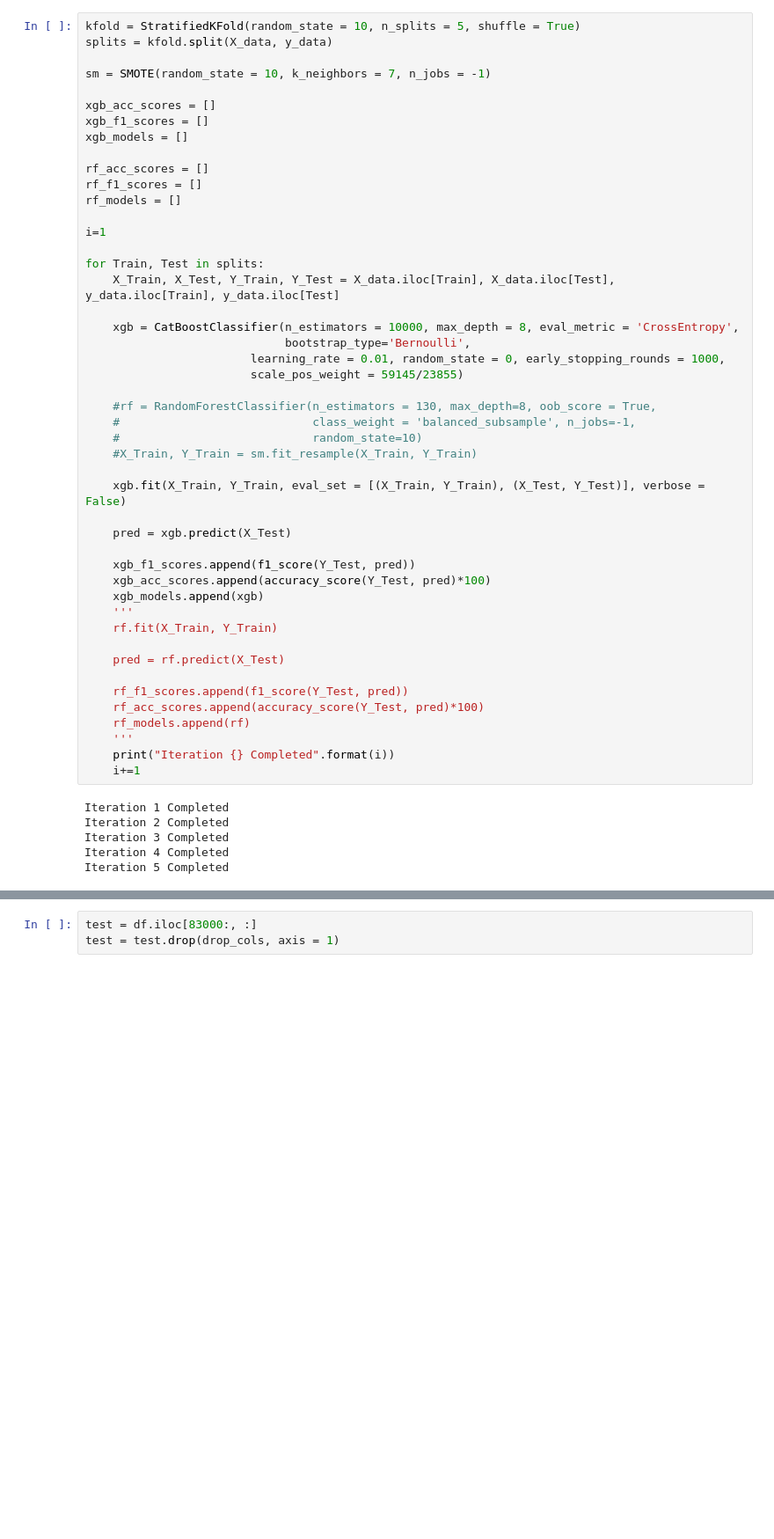
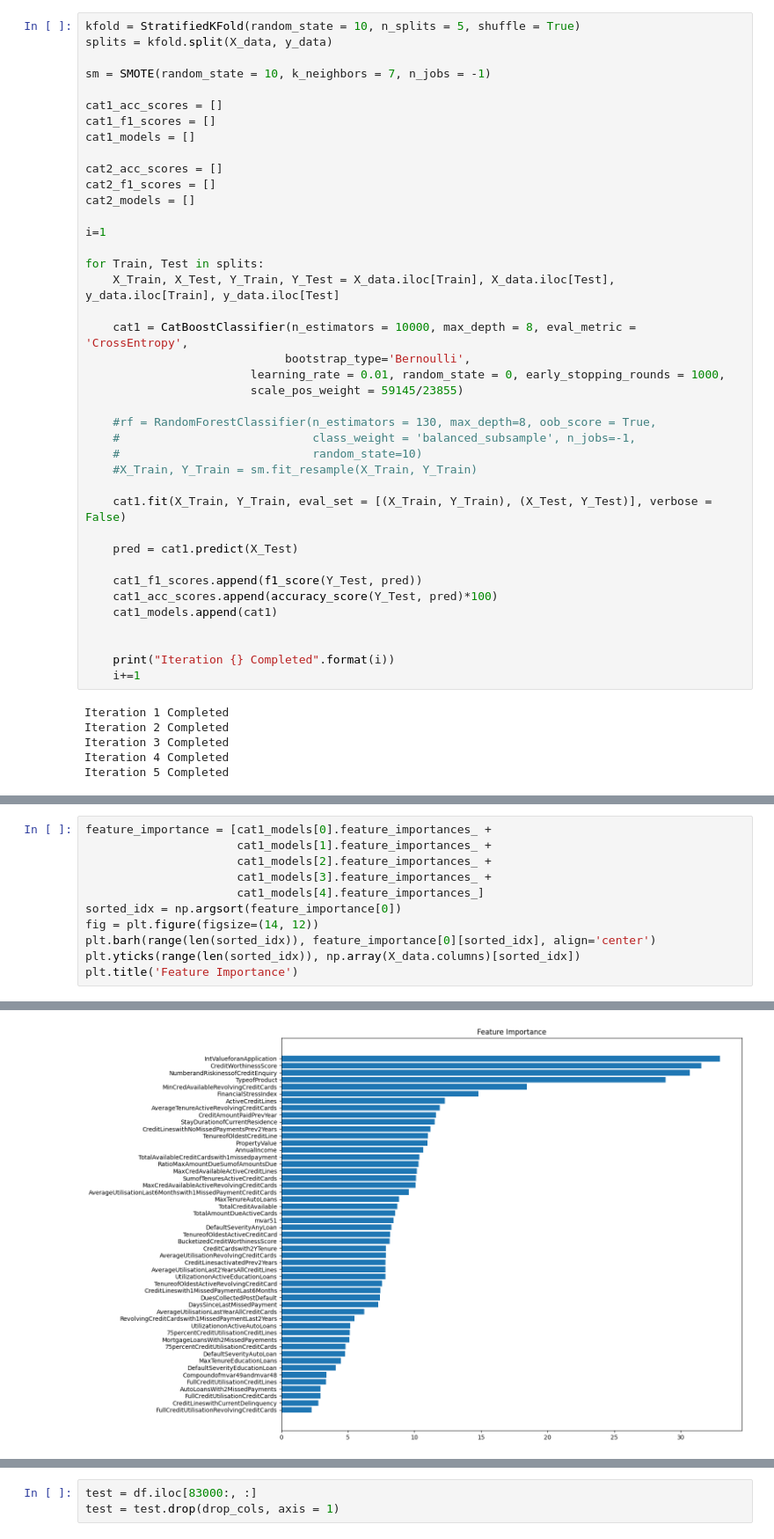
Before and after one commit to aryanpandey/MS4610-Final_Project, a Jupyter notebook: Pipeline-Copy3.ipynb, the cells around one changed output, grey strips where cells are left out. Shown: that part at 88% size. Saved outputs shown, nothing was run; the diff lists cells and outputs as text; blank space fills up the shorter version.

Commit message:
Data Split Experiment - MASSIVE FAIL

```diff
--- a/Pipeline-Copy3.ipynb
+++ b/Pipeline-Copy3.ipynb
@@ -270,20 +271,20 @@ splits = kfold.split(X_data, y_data)
 
 sm = SMOTE(random_state = 10, k_neighbors = 7, n_jobs = -1)
 
-xgb_acc_scores = []
-xgb_f1_scores = []
-xgb_models = []
+cat1_acc_scores = []
+cat1_f1_scores = []
+cat1_models = []
 
-rf_acc_scores = []
-rf_f1_scores = []
-rf_models = []
+cat2_acc_scores = []
+cat2_f1_scores = []
+cat2_models = []
 
 i=1
 
 for Train, Test in splits:
     X_Train, X_Test, Y_Train, Y_Test = X_data.iloc[Train], X_data.iloc[Test], y_data.iloc[Train], y_data.iloc[Test]
 
-    xgb = CatBoostClassifier(n_estimators = 10000, max_depth = 8, eval_metric = 'CrossEntropy',
+    cat1 = CatBoostClassifier(n_estimators = 10000, max_depth = 8, eval_metric = 'CrossEntropy',
                              bootstrap_type='Bernoulli',
                         learning_rate = 0.01, random_state = 0, early_stopping_rounds = 1000,
                         scale_pos_weight = 59145/23855)
@@ -293,22 +294,15 @@ for Train, Test in splits:
     #                            random_state=10)
     #X_Train, Y_Train = sm.fit_resample(X_Train, Y_Train)
 
-    xgb.fit(X_Train, Y_Train, eval_set = [(X_Train, Y_Train), (X_Test, Y_Test)], verbose = False)
+    cat1.fit(X_Train, Y_Train, eval_set = [(X_Train, Y_Train), (X_Test, Y_Test)], verbose = False)
 
-    pred = xgb.predict(X_Test)
+    pred = cat1.predict(X_Test)
 
-    xgb_f1_scores.append(f1_score(Y_Test, pred))
-    xgb_acc_scores.append(accuracy_score(Y_Test, pred)*100)
-    xgb_models.append(xgb)
-    '''
-    rf.fit(X_Train, Y_Train)
+    cat1_f1_scores.append(f1_score(Y_Test, pred))
+    cat1_acc_scores.append(accuracy_score(Y_Test, pred)*100)
+    cat1_models.append(cat1)
 
-    pred = rf.predict(X_Test)
 
-    rf_f1_scores.append(f1_score(Y_Test, pred))
-    rf_acc_scores.append(accuracy_score(Y_Test, pred)*100)
-    rf_models.append(rf)
-    '''
     print("Iteration {} Completed".format(i))
     i+=1
 # %% [output]
@@ -327,0 +322,12 @@ XGB Accuracy:  73.33614457831325 %
+# %%
+feature_importance = [cat1_models[0].feature_importances_ +
+                      cat1_models[1].feature_importances_ +
+                      cat1_models[2].feature_importances_ +
+                      cat1_models[3].feature_importances_ +
+                      cat1_models[4].feature_importances_]
+sorted_idx = np.argsort(feature_importance[0])
+fig = plt.figure(figsize=(14, 12))
+plt.barh(range(len(sorted_idx)), feature_importance[0][sorted_idx], align='center')
+plt.yticks(range(len(sorted_idx)), np.array(X_data.columns)[sorted_idx])
+plt.title('Feature Importance')
+# %% [output]
@@ -328,3 +335,4 @@ XGB Accuracy:  73.33614457831325 %
+[figure, added]
 # %%
 '''
 0.59616
```
Also changed, not shown: parts of 13 cells of this notebook, 1 other file.
